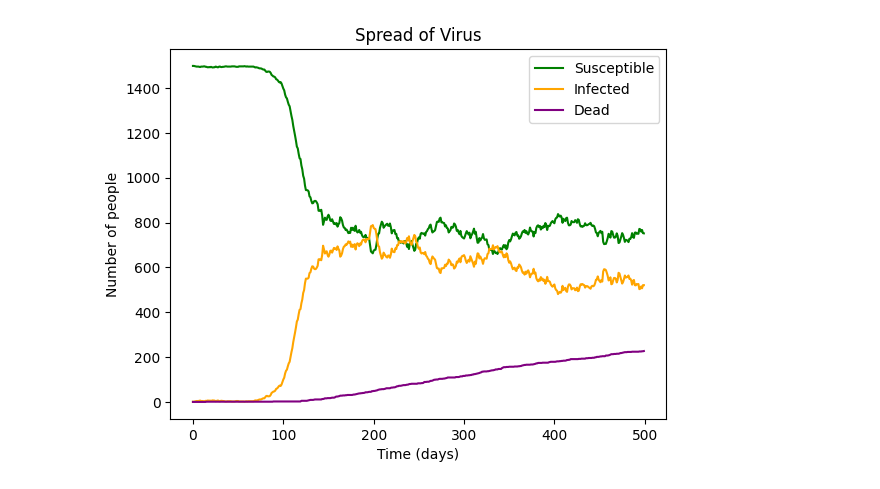
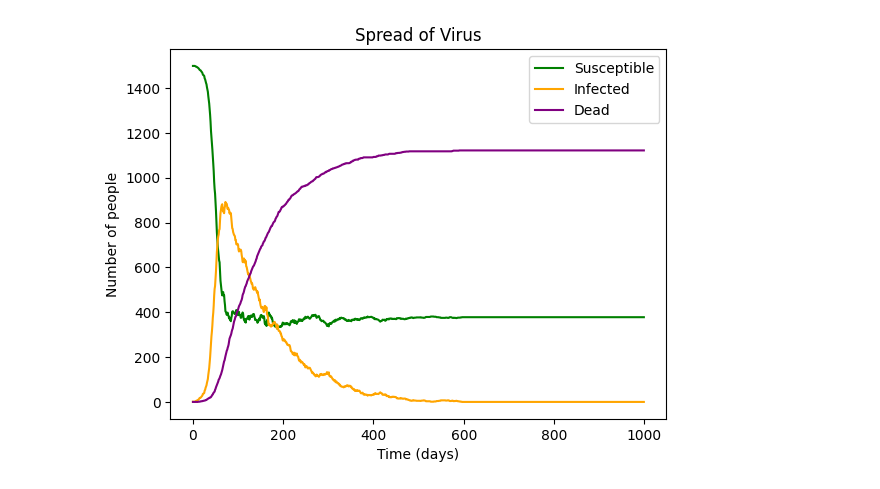
Before and after one commit to CaueSantos1812/MACS, a Jupyter notebook: MACS corrigida.ipynb, the cells around one changed output. Drawn from its saved outputs; the diff is of its cells as text; code cells hidden in the pictures.

Commit message:
Código com dados corrigidos
Atualização dos cálculos, pois os números totais finais de pessoas mortas, suscetíveis e recuperadas não era o mesmo do número total de pessoas antes da infecção. Também foi definida uma função para a plotagem dos gráficos, separadamente da função principal que é de gerar os números estatísticos da infecção.

```diff
--- a/MACS corrigida.ipynb
+++ b/MACS corrigida.ipynb
@@ -42,7 +42,7 @@ def simulate_virus_spread(N, I0, D0, R0, beta, gamma, mu, t_max):
 
 #Definição da função para plotar o gráfico
 
-def plotagem(s, i, d):
+def plotagem(s, i, d, string):  #string seria o nome para o download do gráfico
 
     plt.plot(range(t_max), s, label='Susceptible', color='green')
     plt.plot(range(t_max), i, label='Infected', color='orange')
@@ -54,20 +54,20 @@ def plotagem(s, i, d):
 
     plt.legend()
 
-    plt.savefig("grafico teste.png", dpi=600)
+    plt.savefig(string, dpi=600)
 
     return plt.show()
 # %%
 #teste!
 
 N_pessoas = 1500
 Infectados, D0, R0 = 1, 0, 0
-tax_infec, tax_rec, tax_mort = 0.2, 0.1, 0.001
-t_max = 500
+tax_infec, tax_rec, tax_mort = 0.2, 0.05, 0.01
+t_max = 1000
 
 #variáveis para atribuir os valores retornados da função.
 s, i, d = simulate_virus_spread(N_pessoas, Infectados,0,0, tax_infec, tax_rec, tax_mort, t_max)
 
-plotagem(s, i, d)
+plotagem(s, i, d, "Meu teste")
 # %% [output]
-[figure, old version]
+[figure, new version]
```
